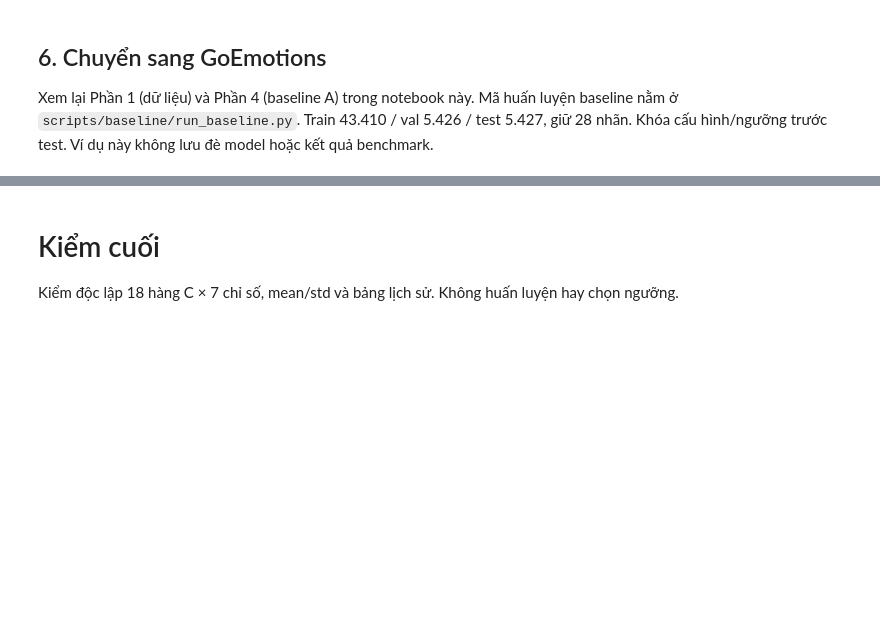
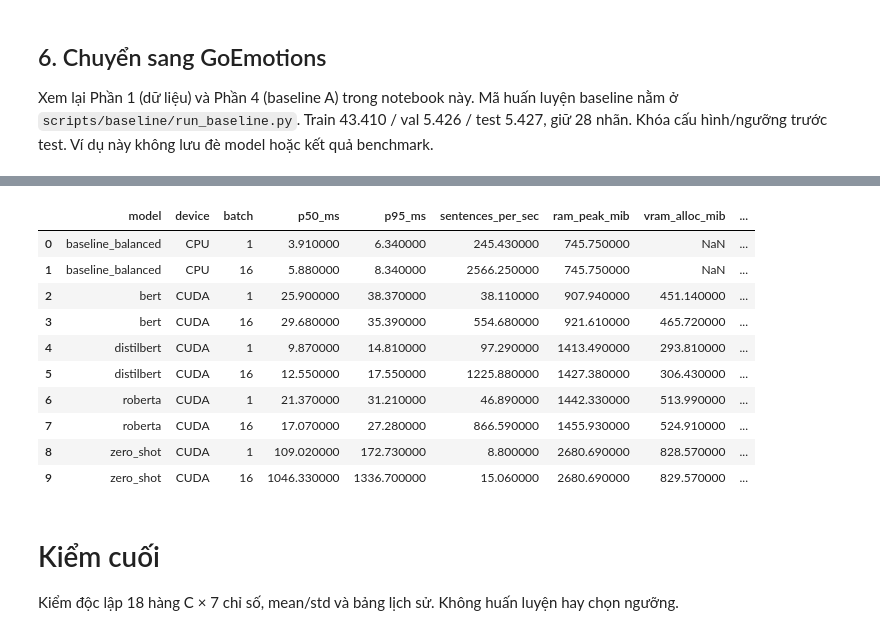
Before and after one commit to dzyuu1612/goemotions-multilabel-classification, a Jupyter notebook: notebooks/GoEmotions_ToanBo_QuyTrinh.ipynb, the cells around one changed output, grey strips where cells are left out. Saved outputs shown, nothing was run; the diff lists cells and outputs as text; code cells hidden in the pictures; blank space fills up the shorter version.

```diff
--- a/notebooks/GoEmotions_ToanBo_QuyTrinh.ipynb
+++ b/notebooks/GoEmotions_ToanBo_QuyTrinh.ipynb
@@ -2406,3 +2447,20 @@ Xem lại Phần 1 (dữ liệu) và Phần 4 (baseline A) trong notebook này.
+# %%
+columns = ['model', 'device', 'batch', 'p50_ms', 'p95_ms', 'sentences_per_sec',
+           'ram_peak_mib', 'vram_alloc_mib', 'package_bytes']
+display(speed[columns].assign(package_mib=speed.package_bytes/2**20)
+        .drop(columns='package_bytes').round(2))
+# %% [output]
+|  | model | device | batch | p50_ms | p95_ms | sentences_per_sec | ram_peak_mib | vram_alloc_mib | ... |
+| 0 | baseline_balanced | CPU | 1 | 3.910000 | 6.340000 | 245.430000 | 745.750000 | NaN | ... |
+| 1 | baseline_balanced | CPU | 16 | 5.880000 | 8.340000 | 2566.250000 | 745.750000 | NaN | ... |
+| 2 | bert | CUDA | 1 | 25.900000 | 38.370000 | 38.110000 | 907.940000 | 451.140000 | ... |
+| 3 | bert | CUDA | 16 | 29.680000 | 35.390000 | 554.680000 | 921.610000 | 465.720000 | ... |
+| 4 | distilbert | CUDA | 1 | 9.870000 | 14.810000 | 97.290000 | 1413.490000 | 293.810000 | ... |
+| 5 | distilbert | CUDA | 16 | 12.550000 | 17.550000 | 1225.880000 | 1427.380000 | 306.430000 | ... |
+| 6 | roberta | CUDA | 1 | 21.370000 | 31.210000 | 46.890000 | 1442.330000 | 513.990000 | ... |
+| 7 | roberta | CUDA | 16 | 17.070000 | 27.280000 | 866.590000 | 1455.930000 | 524.910000 | ... |
+| 8 | zero_shot | CUDA | 1 | 109.020000 | 172.730000 | 8.800000 | 2680.690000 | 828.570000 | ... |
+| 9 | zero_shot | CUDA | 16 | 1046.330000 | 1336.700000 | 15.060000 | 2680.690000 | 829.570000 | ... |
 # %% [markdown]
 # Kiểm cuối
 Kiểm độc lập 18 hàng C × 7 chỉ số, mean/std và bảng lịch sử. Không huấn luyện hay chọn ngưỡng.
```
Also changed, not shown: parts of 20 cells of this notebook, 51 other files.
